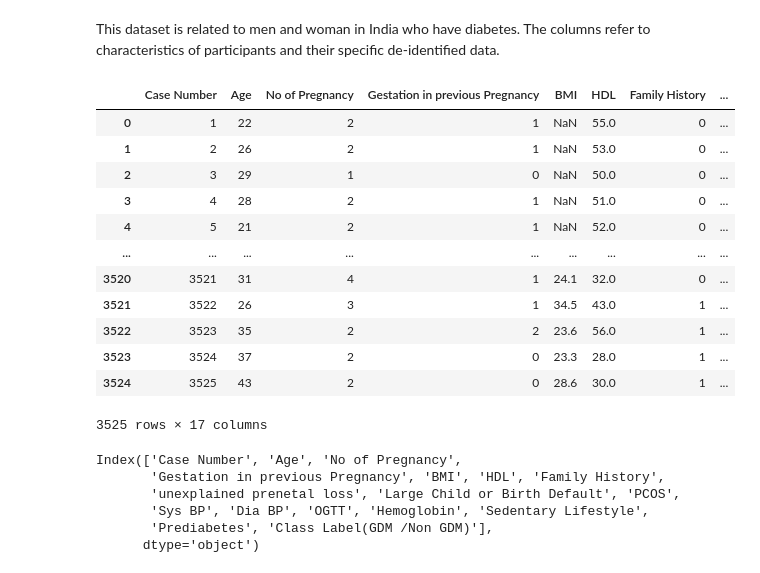
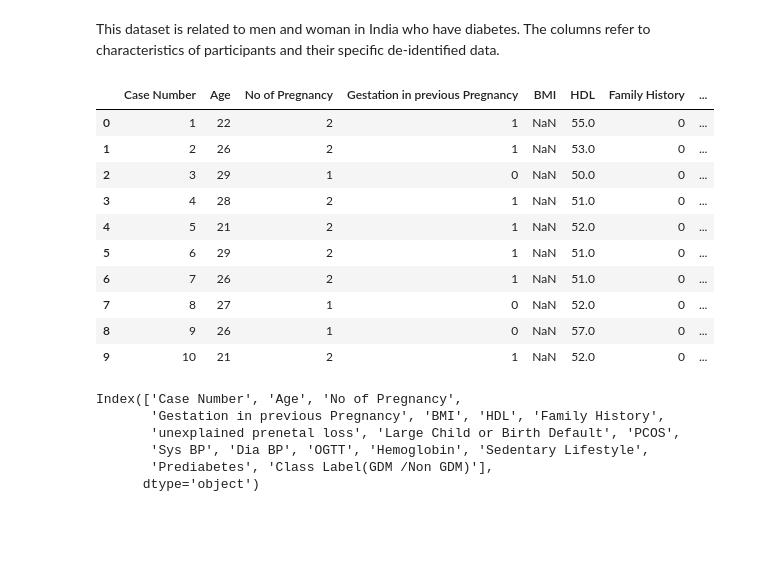
Before and after one commit to malh718/datasci_1_loading, a Jupyter notebook: HHA507HW1.ipynb, the cells around one changed output. Saved outputs shown, nothing was run; the diff lists cells and outputs as text; code cells hidden in the pictures; blank space fills up the shorter version.

```diff
--- a/HHA507HW1.ipynb
+++ b/HHA507HW1.ipynb
@@ -129,21 +139,19 @@ This dataset is related to men and woman in India who have diabetes. The columns
 # %%
 gestationaldiabetes = pd.read_excel('Gestdia.xlsx')
 # %%
-gestationaldiabetes
+gestationaldiabetes.head(10)
 # %% [output]
 |  | Case Number | Age | No of Pregnancy | Gestation in previous Pregnancy | BMI | HDL | Family History | ... |
 | 0 | 1 | 22 | 2 | 1 | NaN | 55.0 | 0 | ... |
 | 1 | 2 | 26 | 2 | 1 | NaN | 53.0 | 0 | ... |
 | 2 | 3 | 29 | 1 | 0 | NaN | 50.0 | 0 | ... |
 | 3 | 4 | 28 | 2 | 1 | NaN | 51.0 | 0 | ... |
 | 4 | 5 | 21 | 2 | 1 | NaN | 52.0 | 0 | ... |
-| ... | ... | ... | ... | ... | ... | ... | ... | ... |
-| 3520 | 3521 | 31 | 4 | 1 | 24.1 | 32.0 | 0 | ... |
-| 3521 | 3522 | 26 | 3 | 1 | 34.5 | 43.0 | 1 | ... |
-| 3522 | 3523 | 35 | 2 | 2 | 23.6 | 56.0 | 1 | ... |
-| 3523 | 3524 | 37 | 2 | 0 | 23.3 | 28.0 | 1 | ... |
-| 3524 | 3525 | 43 | 2 | 0 | 28.6 | 30.0 | 1 | ... |
+| 5 | 6 | 29 | 2 | 1 | NaN | 51.0 | 0 | ... |
+| 6 | 7 | 26 | 2 | 1 | NaN | 51.0 | 0 | ... |
+| 7 | 8 | 27 | 1 | 0 | NaN | 52.0 | 0 | ... |
+| 8 | 9 | 26 | 1 | 0 | NaN | 57.0 | 0 | ... |
+| 9 | 10 | 21 | 2 | 1 | NaN | 52.0 | 0 | ... |
-3525 rows × 17 columns
 # %%
 gestationaldiabetes.columns
 # %% [output]
```
Also changed, not shown: parts of 9 cells of this notebook.
